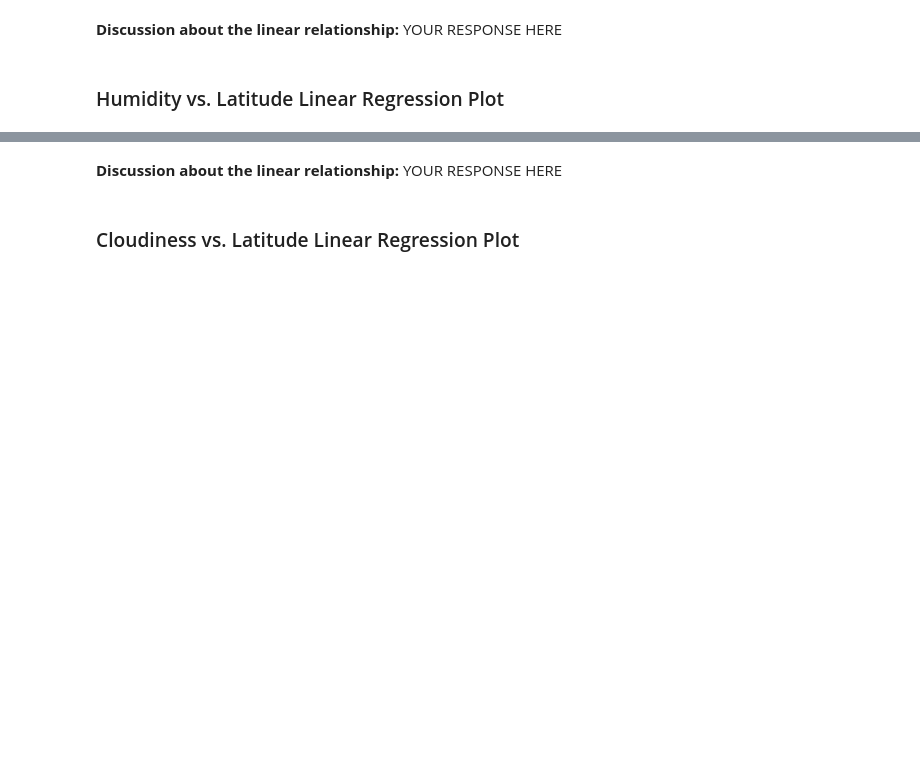
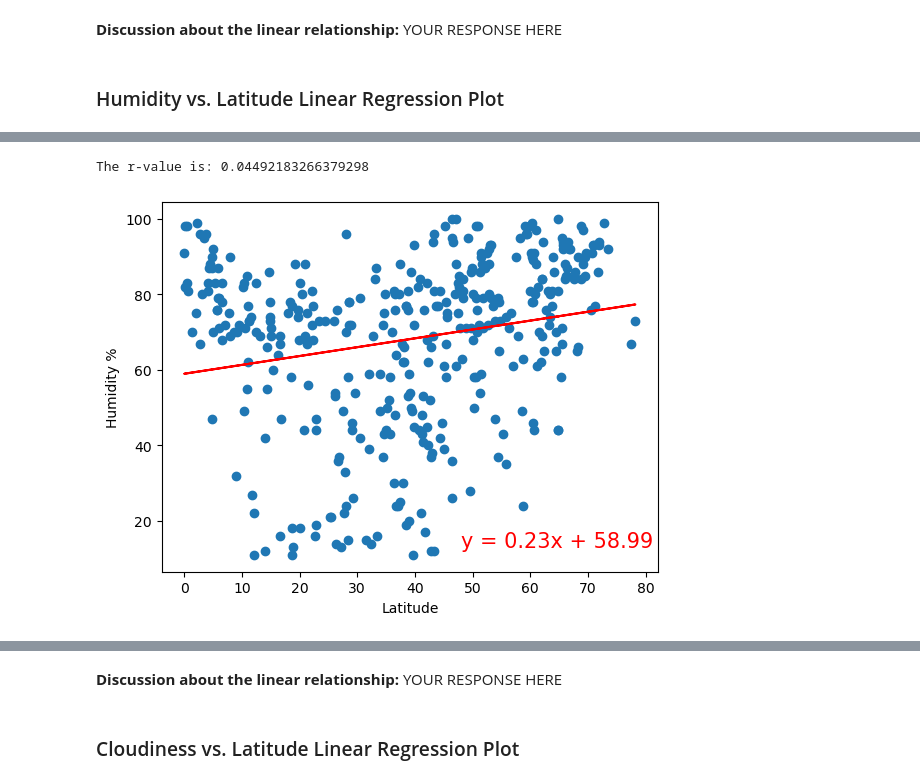
Before and after one commit to atmetz/python-api-challenge, a Jupyter notebook: WeatherPy/WeatherPy.ipynb, the cells around one changed output, grey strips where cells are left out. Cells and saved outputs as stored; diff of their text form; code cells hidden in the pictures; blank space fills up the shorter version.

```diff
--- a/WeatherPy/WeatherPy.ipynb
+++ b/WeatherPy/WeatherPy.ipynb
@@ -328,0 +343,12 @@ The r-value is: 0.0002808747046324607
+# %%
+# Northern Hemisphere
+# Set X and Y Labels
+plt.xlabel("Latitude")
+plt.ylabel("Humidity %")
+
+# Call line_reg_plot function, pass variables for Latitude, Humidity, x and y position of the line equation
+line_reg_plot(northern_hemi_df["Lat"], northern_hemi_df["Humidity"], 48, 13)
+plt.show()
+# %% [output]
+The r-value is: 0.04492183266379298
+[figure, added]
```
Also changed, not shown: parts of 19 cells of this notebook.
